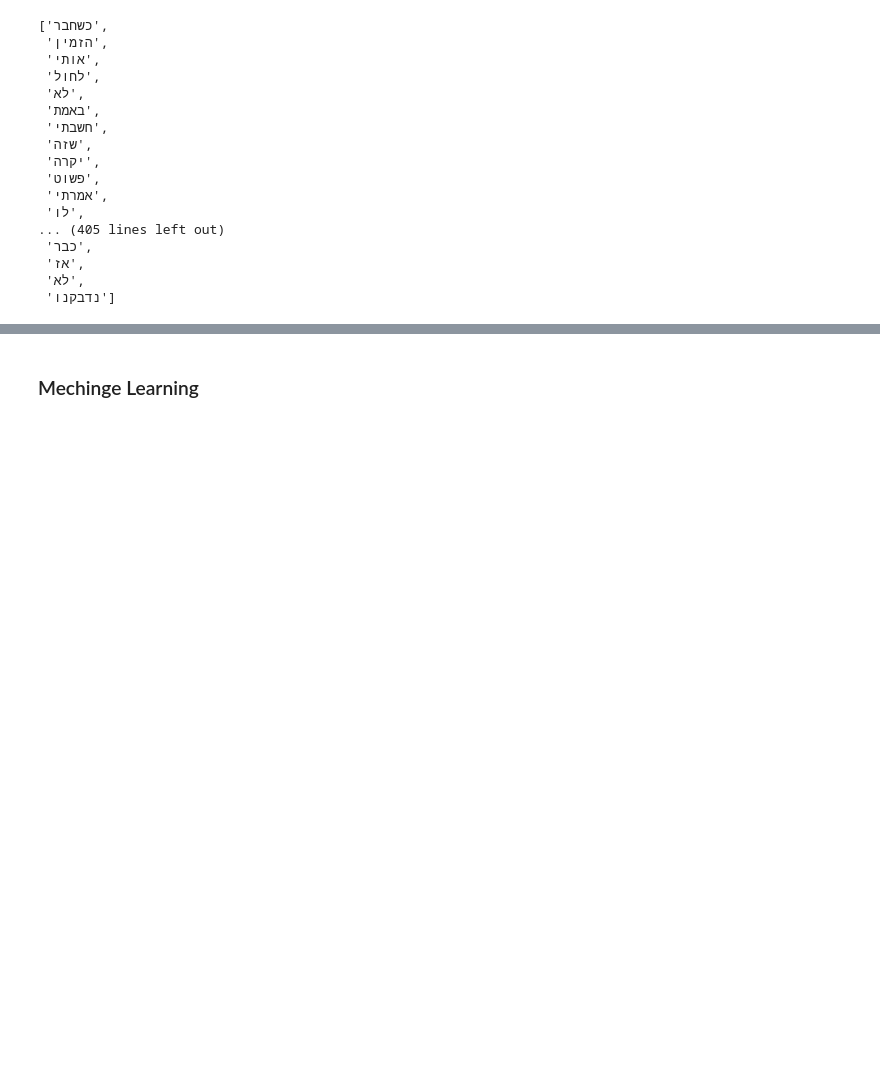
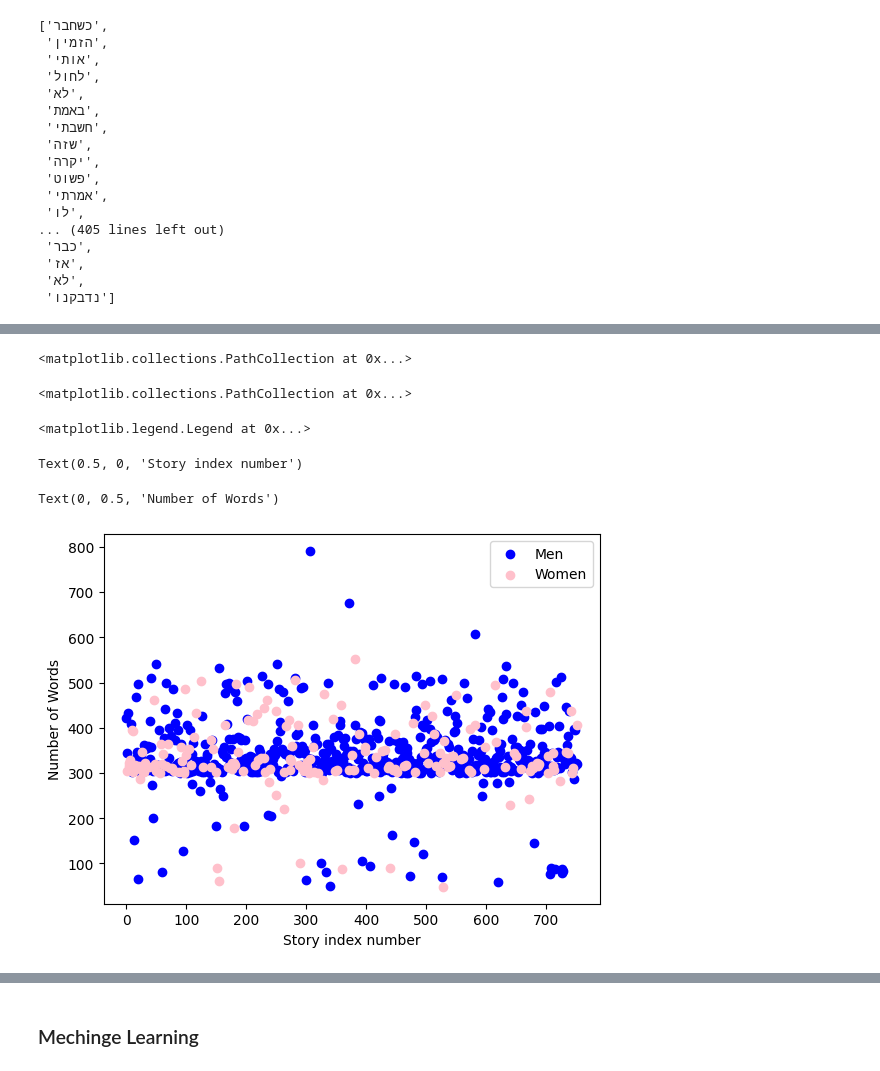
Before and after one commit to DanielDolberg/Mechine_learning_final, a Jupyter notebook: Assignment3-text-analysis.ipynb, the cells around one changed output, grey strips where cells are left out. Drawn from its saved outputs; the diff is of its cells as text; code cells hidden in the pictures; blank space fills up the shorter version.

```diff
--- a/Assignment3-text-analysis.ipynb
+++ b/Assignment3-text-analysis.ipynb
@@ -181,10 +176,12 @@ male = 1
 df_full = df_train.copy()
 df_full = df_full.append(df_test)
 
-df_train["gender"] = df_train["gender"].astype('category')
-replace_m={'m': 1, 'f': 0}
-df_train.replace(replace_m, inplace = True)
+df_erd = df_train.copy()
 
-df_train
+df_erd["gender"] = df_erd["gender"].astype('category')
+replace_m={'m': 0, 'f': 1}
+df_erd.replace(replace_m, inplace = True)
+
+df_erd
 # %% [output]
 |  | story | gender |
@@ -206,18 +203,18 @@ we will also transform the text into an array of the words in story
 # %%
 replacements = ['.',',','?','!',"'",'"',"(",")","[","]"]
 
-for i in range(df_train.shape[0]):
+for i in range(df_erd.shape[0]):
     #remove commas,full stops,question marks a '!'
-    row = df_train['story'][i]
+    row = df_erd['story'][i]
     #row = row.replace('.','')
     #row = row.replace(',','')
     for char in replacements:
         row = row.replace(char,'')
 
-    df_train['story'][i] = row.split(" ")
+    df_erd['story'][i] = row.split(" ")
 
 
-df_train['story'][0]
+df_erd['story'][0]
 # %% [output]
 ['כשחבר',
  'הזמין',
@@ -282,0 +241,3 @@ Text(0.5, 1.0, 'amount of words per storys of women')
+# %%
+num_of_words = [len(text) for text in df_erd["story"]]
+df_erd["num of words"] = num_of_words
@@ -282,0 +264,19 @@ Text(0.5, 1.0, 'amount of words per storys of women')
+# %%
+df_male = df_erd[df_erd["gender"] == 0]
+df_female = df_erd[df_erd["gender"] == 1]
+
+
+# Create a scatter plot with different colors for men and women
+plt.scatter(x = df_male["num of words"].index ,y = df_male["num of words"] , color='blue', label='Men',alpha = 1)
+plt.scatter(x = df_female["num of words"].index ,y = df_female["num of words"] , color='pink', label='Women',alpha = 1)
+
+plt.legend()
+plt.xlabel("Story index number")
+plt.ylabel("Number of Words")
+# %% [output]
+<matplotlib.collections.PathCollection at 0x...>
+<matplotlib.collections.PathCollection at 0x...>
+<matplotlib.legend.Legend at 0x...>
+Text(0.5, 0, 'Story index number')
+Text(0, 0.5, 'Number of Words')
+[figure, added]
```
Also changed, not shown: parts of 20 cells of this notebook.
